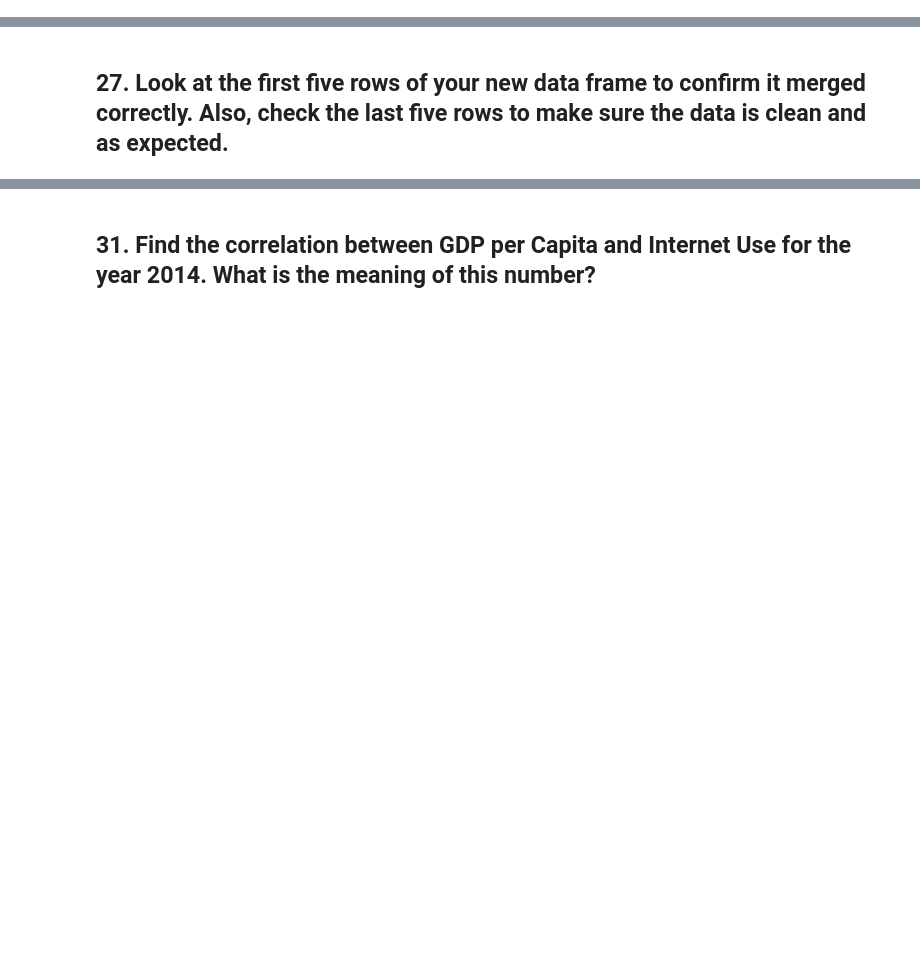
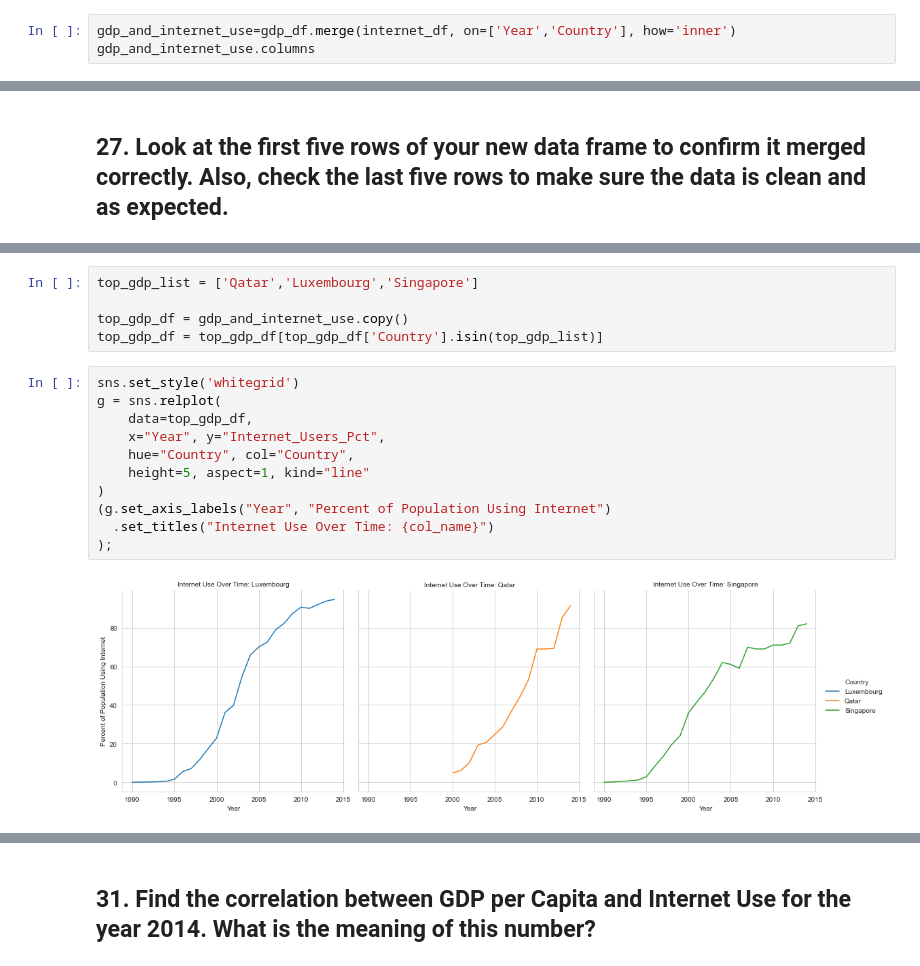
Before and after one commit to nss-data-science-cohort-4/dq1-undata-c-everest, a Jupyter notebook: notebooks/UN_Data_Exploration.ipynb, the cells around one changed output, grey strips where cells are left out. Cells and saved outputs as stored; diff of their text form; blank space fills up the shorter version.

```diff
--- a/notebooks/UN_Data_Exploration.ipynb
+++ b/notebooks/UN_Data_Exploration.ipynb
@@ -671,0 +716,3 @@ Difficult Bonus: Do not attempt this part until you have completed all other por
+# %%
+gdp_and_internet_use=gdp_df.merge(internet_df, on=['Year','Country'], how='inner')
+gdp_and_internet_use.columns
@@ -677,0 +823,18 @@ Difficult Bonus: Do not attempt this part until you have completed all other por
+# %%
+top_gdp_list = ['Qatar','Luxembourg','Singapore']
+
+top_gdp_df = gdp_and_internet_use.copy()
+top_gdp_df = top_gdp_df[top_gdp_df['Country'].isin(top_gdp_list)]
+# %%
+sns.set_style('whitegrid')
+g = sns.relplot(
+    data=top_gdp_df,
+    x="Year", y="Internet_Users_Pct",
+    hue="Country", col="Country",
+    height=5, aspect=1, kind="line"
+)
+(g.set_axis_labels("Year", "Percent of Population Using Internet")
+  .set_titles("Internet Use Over Time: {col_name}")
+);
+# %% [output]
+[figure, added]
```
Also changed, not shown: parts of 48 cells of this notebook.
